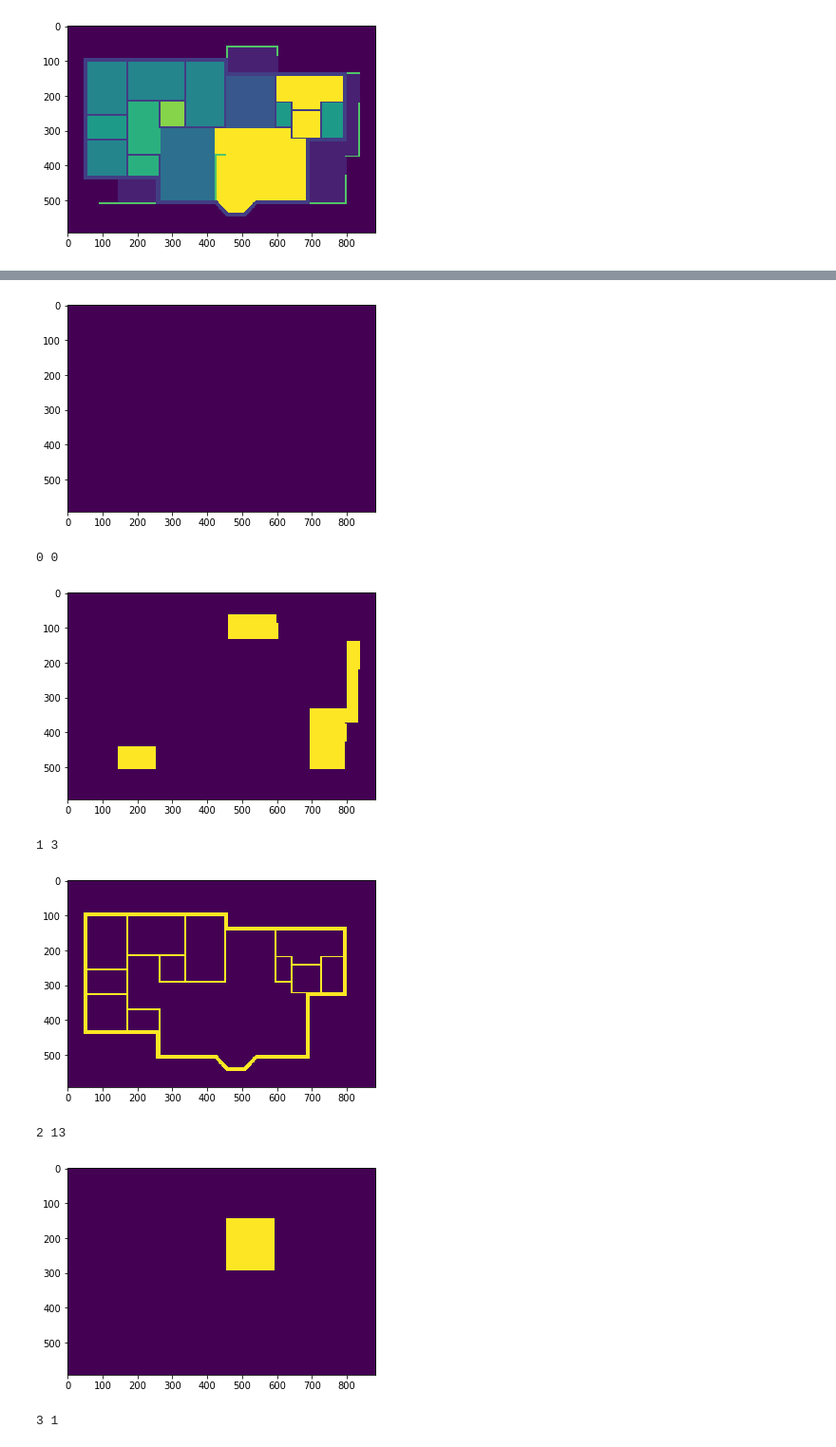
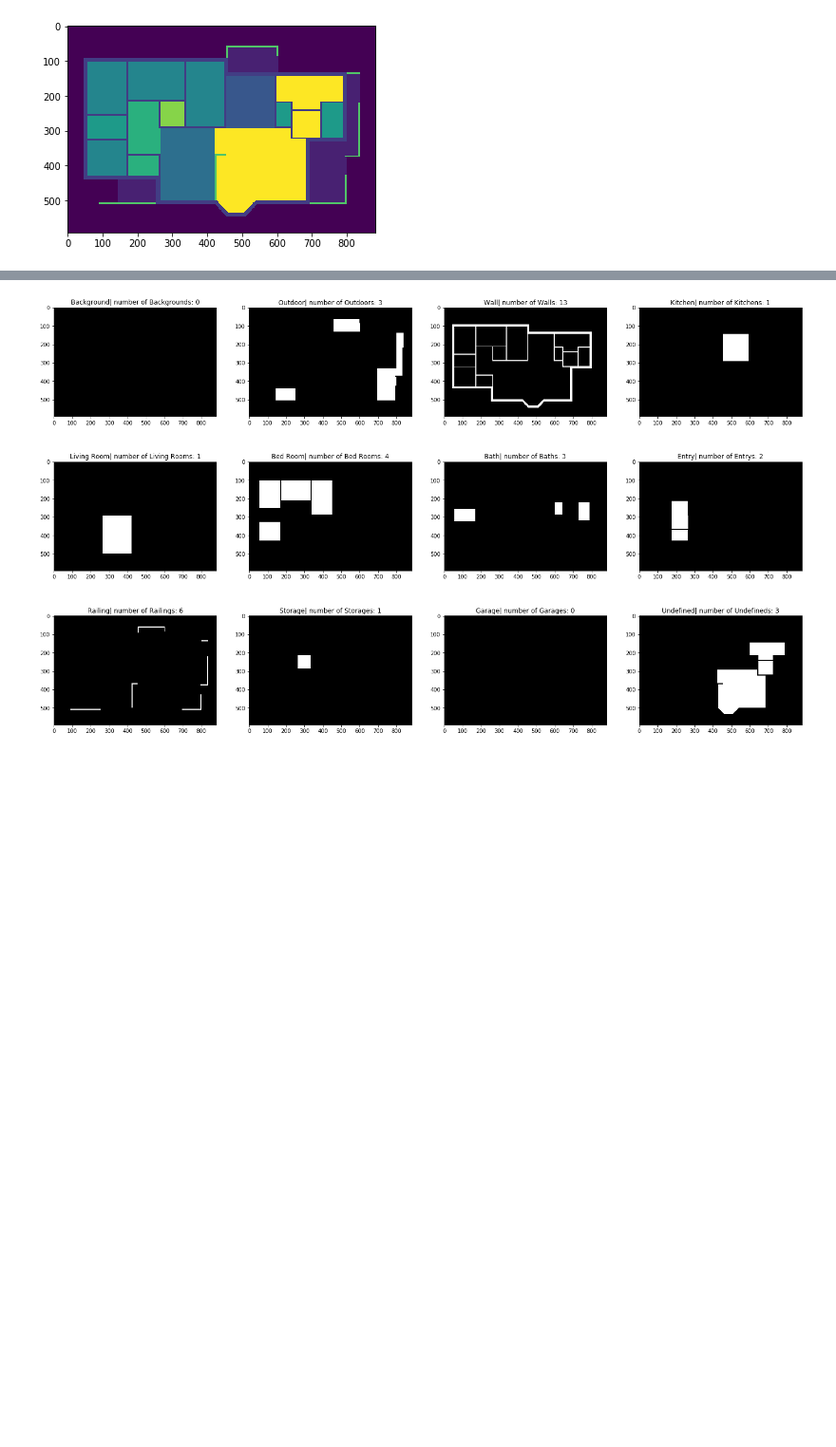
Before and after one commit to lianqiann/CubicasaProj, a Jupyter notebook: ds2-EDA.ipynb, the cells around one changed output, grey strips where cells are left out. Shown: that part at 95% size. Cells and saved outputs as stored; diff of their text form; code cells hidden in the pictures; blank space fills up the shorter version.

```diff
--- a/ds2-EDA.ipynb
+++ b/ds2-EDA.ipynb
@@ -113,16 +118,20 @@ yimg = x.astype(np.uint8)
 contours, hierarchy = cv2.findContours(yimg.copy(),\
                                        cv2.RETR_LIST,cv2.CHAIN_APPROX_SIMPLE)
 # %%
-import time
-start = time.time()
+%%time
+j = 0
+k = 0
+fig,axes = plt.subplots(3,4,figsize=(25,15))
 for i in range(12):
+    if i % 4 ==0 and i !=0:
+        j += 1
+    if k == 4:
+        k = 0
     x = copy.copy(label_np[0])
     x[label_np[0] != i] = 0
     x = x.astype(np.uint8)
-    plt.imshow(x)
-    plt.show()
     contours, _ = cv2.findContours(x,cv2.RETR_LIST,cv2.CHAIN_APPROX_SIMPLE)
-    print(i,len(contours))
-
-print('time:', time.time() - start)
+    axes[j][k].imshow(x,cmap="gray")
+    axes[j][k].set_title(room_classes[i]+"| number of "+room_classes[i] + "s: "+ str(len(contours)))
+    k+=1
 # %% [output]
@@ -129,8 +139 @@ print('time:', time.time() - start)
-[figure, old version]
+[figure, new version]
-0 0
-[figure, removed]
-1 3
-[figure, removed]
-2 13
-[figure, removed]
-3 1
```
Also changed, not shown: parts of 9 cells of this notebook, 6 other files.
